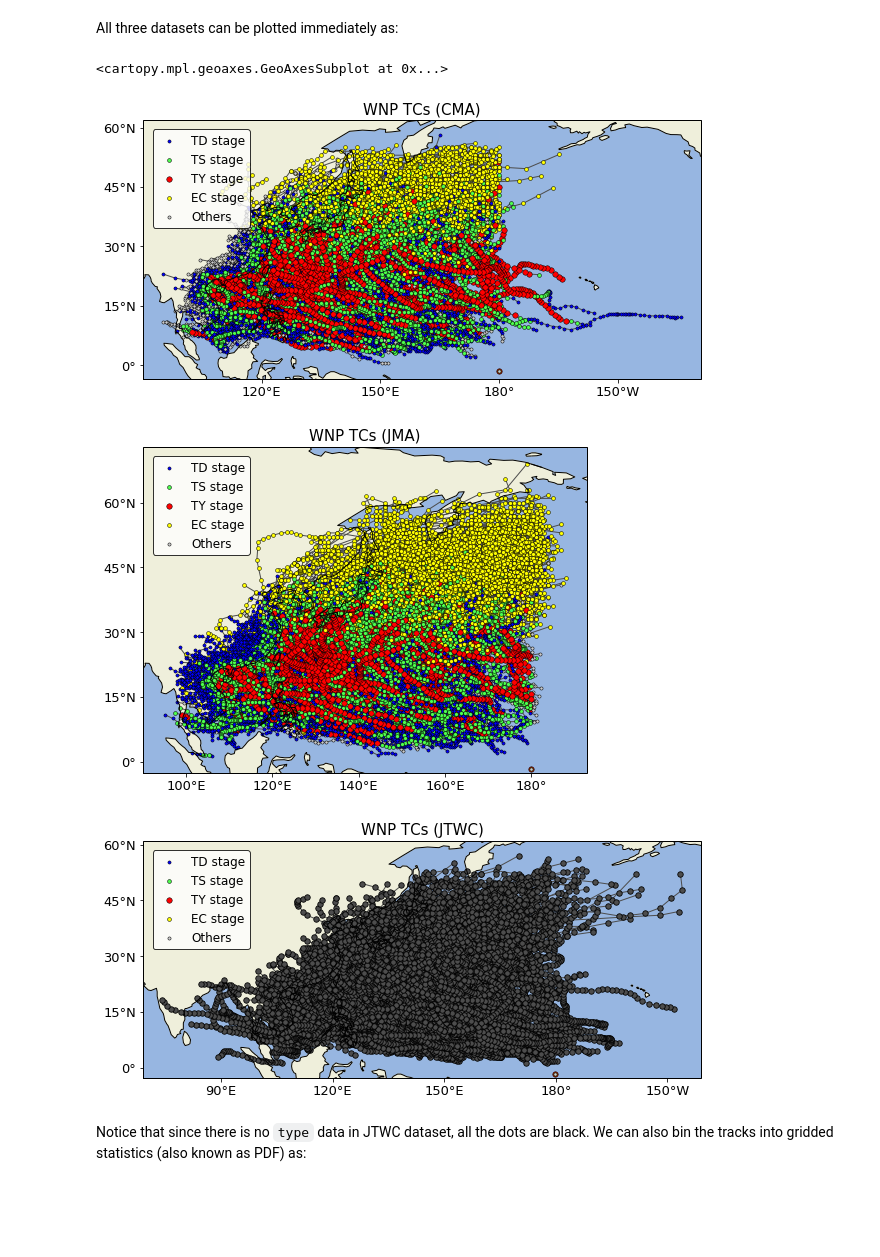
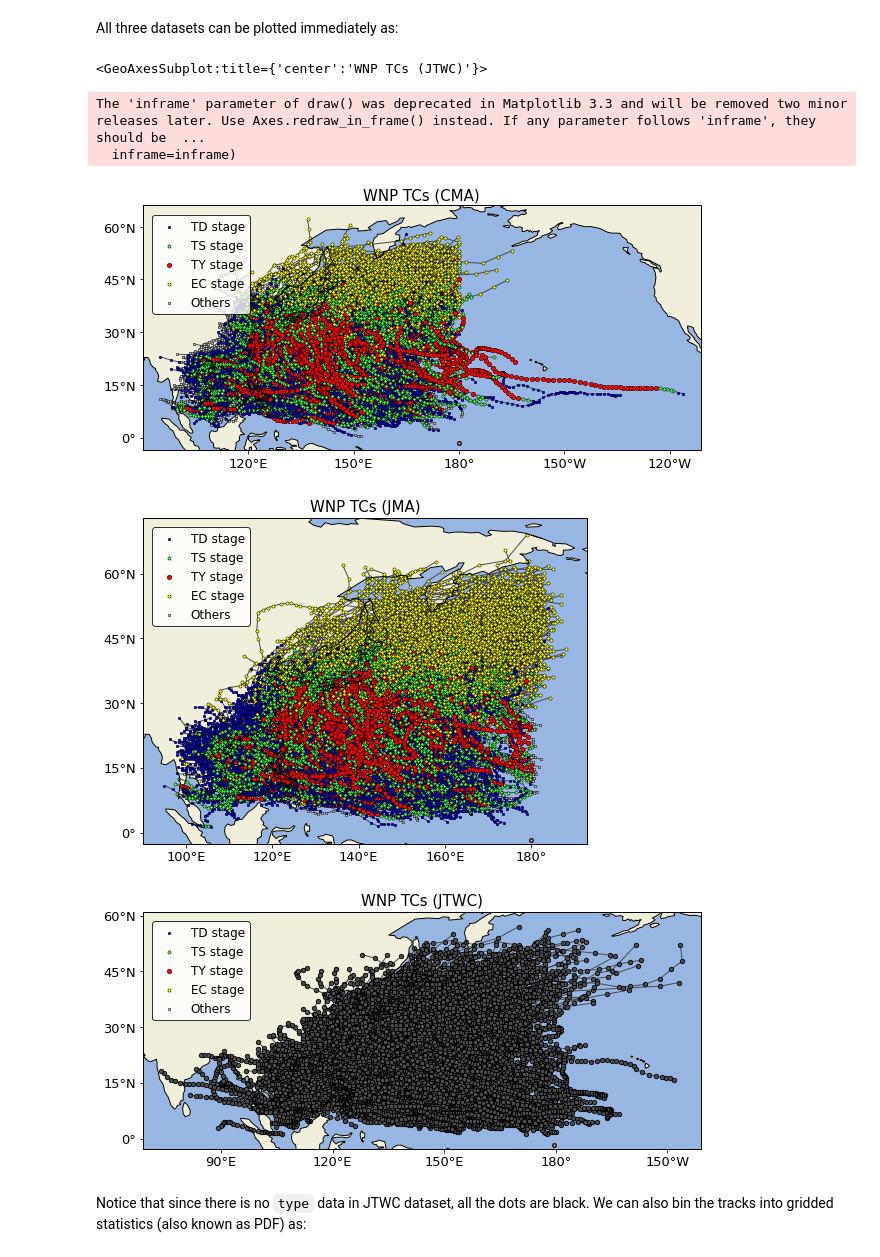
Before and after one commit to miniufo/besttracks, a Jupyter notebook: notebooks/QuickGuide.ipynb, the cells around one changed output. Saved outputs shown, nothing was run; the diff lists cells and outputs as text; code cells hidden in the pictures; blank space fills up the shorter version.

```diff
--- a/notebooks/QuickGuide.ipynb
+++ b/notebooks/QuickGuide.ipynb
@@ -85,16 +85,18 @@ m/s
 # %% [markdown]
 All three datasets can be plotted immediately as:
 # %%
-TCs_CMA.plot_tracks(figsize=(10,6), fontsize=15, size=30, linewidth=1, title='WNP TCs (CMA)',
+TCs_CMA.plot_tracks(figsize=(10,6), fontsize=15, size=20, linewidth=1, title='WNP TCs (CMA)',
              line_color=(0.3, 0.3, 0.3), add_legend=True, trackonly=False)
-TCs_JMA.plot_tracks(figsize=(10,6), fontsize=15, size=30, linewidth=1, title='WNP TCs (JMA)',
+TCs_JMA.plot_tracks(figsize=(10,6), fontsize=15, size=20, linewidth=1, title='WNP TCs (JMA)',
              line_color=(0.3, 0.3, 0.3), add_legend=True, trackonly=False)
-TCs_JTWC.plot_tracks(figsize=(10,6), fontsize=15, size=30, linewidth=1, title='WNP TCs (JTWC)',
+TCs_JTWC.plot_tracks(figsize=(10,6), fontsize=15, size=20, linewidth=1, title='WNP TCs (JTWC)',
              line_color=(0.3, 0.3, 0.3), add_legend=True, trackonly=False)
 # %% [output]
-<cartopy.mpl.geoaxes.GeoAxesSubplot at 0x...>
+<GeoAxesSubplot:title={'center':'WNP TCs (JTWC)'}>
+The 'inframe' parameter of draw() was deprecated in Matplotlib 3.3 and will be removed two minor releases later. Use Axes.redraw_in_frame() instead. If any parameter follows 'inframe', they should be  ...
+  inframe=inframe)
-[figure, old version]
+[figure, new version]
-[figure, old version]
+[figure, new version]
-[figure, old version]
+[figure, new version]
 # %% [markdown]
 Notice that since there is no `type` data in JTWC dataset, all the dots are black.  We can also bin the tracks into gridded statistics (also known as PDF) as:
```
Also changed, not shown: parts of 7 cells of this notebook, 1 other file.
